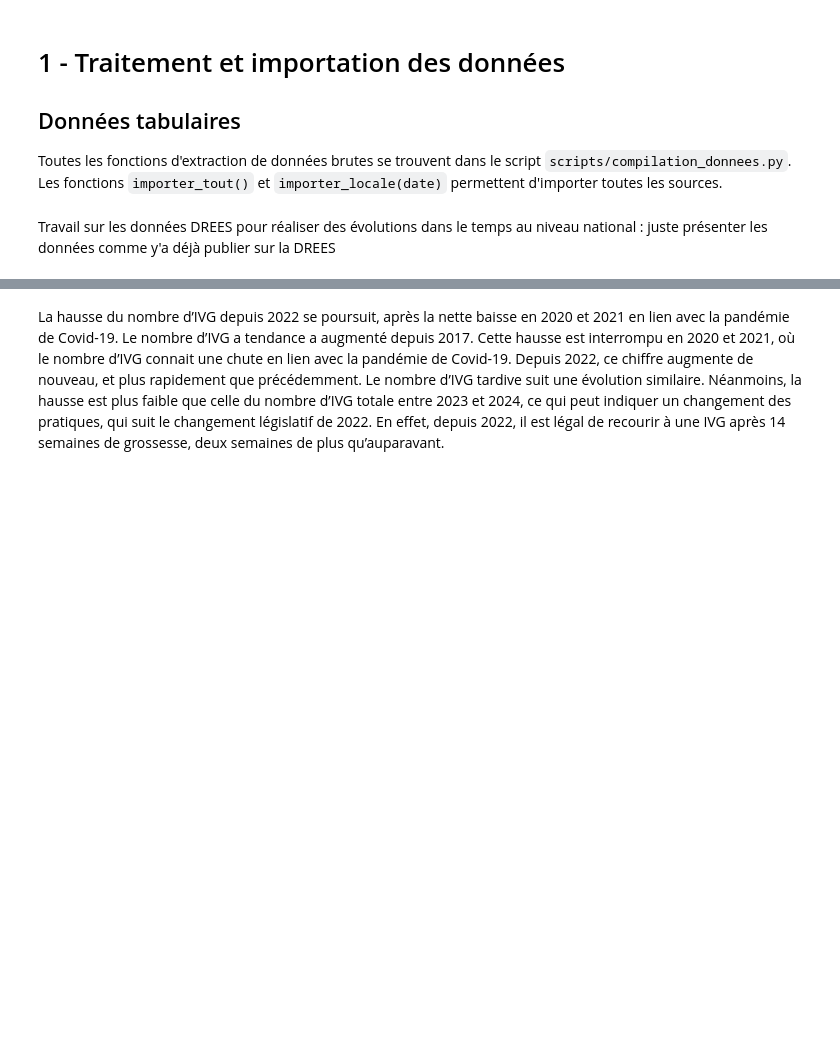
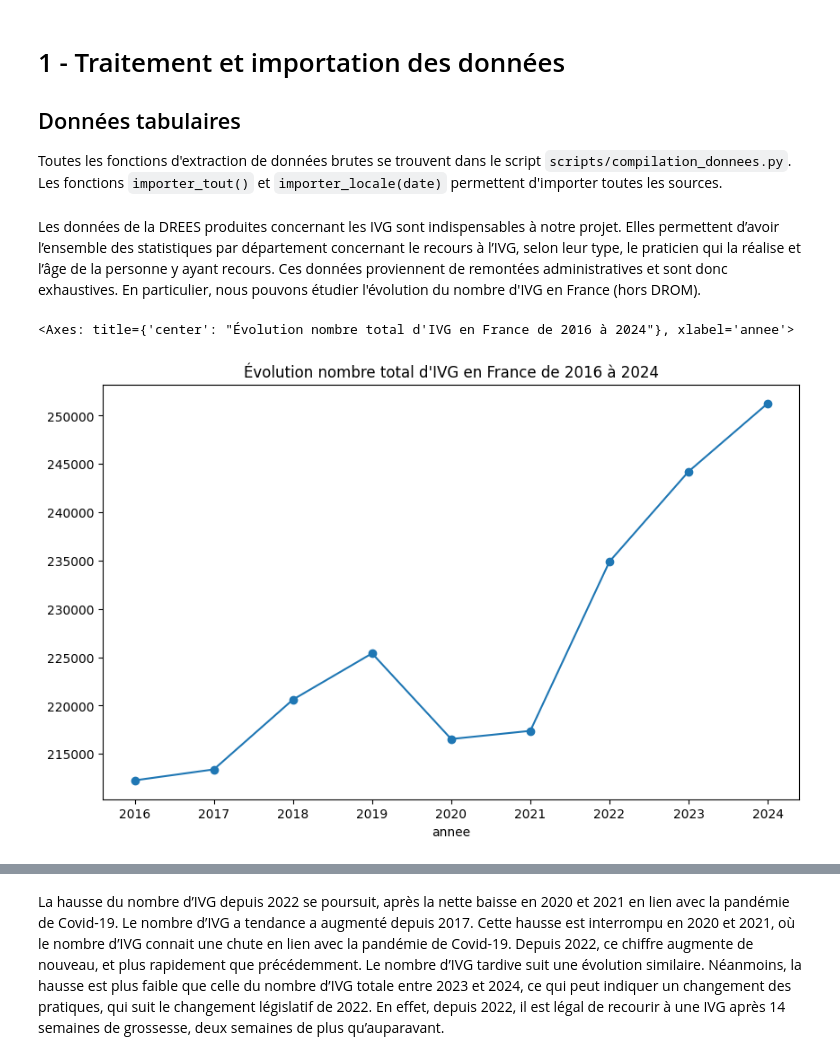
Before and after one commit to pgresant/PythonS1, a Jupyter notebook: 1-TraitementsDonnees_Propre2.ipynb, the cells around one changed output, grey strips where cells are left out. Cells and saved outputs as stored; diff of their text form; code cells hidden in the pictures; blank space fills up the shorter version.

```diff
--- a/1-TraitementsDonnees_Propre2.ipynb
+++ b/1-TraitementsDonnees_Propre2.ipynb
@@ -26,5 +26,11 @@ Toutes les fonctions d'extraction de données brutes se trouvent dans le script
 from scripts.compilation_donnees import *
 df_SAE, df_SAE_2011, df_dep, df_finess, df_drees, df_pauv, df_doctolib = importer_locale("2025-12-16-17-35", "2025-11-20-14-56")
 # %% [markdown]
-Travail sur les données DREES pour réaliser des évolutions dans le temps au niveau national : juste présenter les données comme y'a déjà publier sur la DREES
+Les données de la DREES produites concernant les IVG sont indispensables à notre projet. Elles permettent d’avoir l’ensemble des statistiques par département concernant le recours à l’IVG, selon leur type, le praticien qui la réalise et l’âge de la personne y ayant recours. Ces données proviennent de remontées administratives et sont donc exhaustives. En particulier, nous pouvons étudier l'évolution du nombre d'IVG en France (hors DROM).
+# %%
+df_drees_filtre = df_drees[df_drees["département"] == "France entière"];
+df_drees_filtre.plot(x="annee", y=["TOT_IVG"], kind="line", marker='o', figsize=(10,6), title="Évolution du nombre total d'IVG en France de 2016 à 2024", legend = False)
+# %% [output]
+<Axes: title={'center': "Évolution nombre total d'IVG en France de 2016 à 2024"}, xlabel='annee'>
+[figure, added]
 # %%
```
Also changed, not shown: parts of 1 cell of this notebook.
